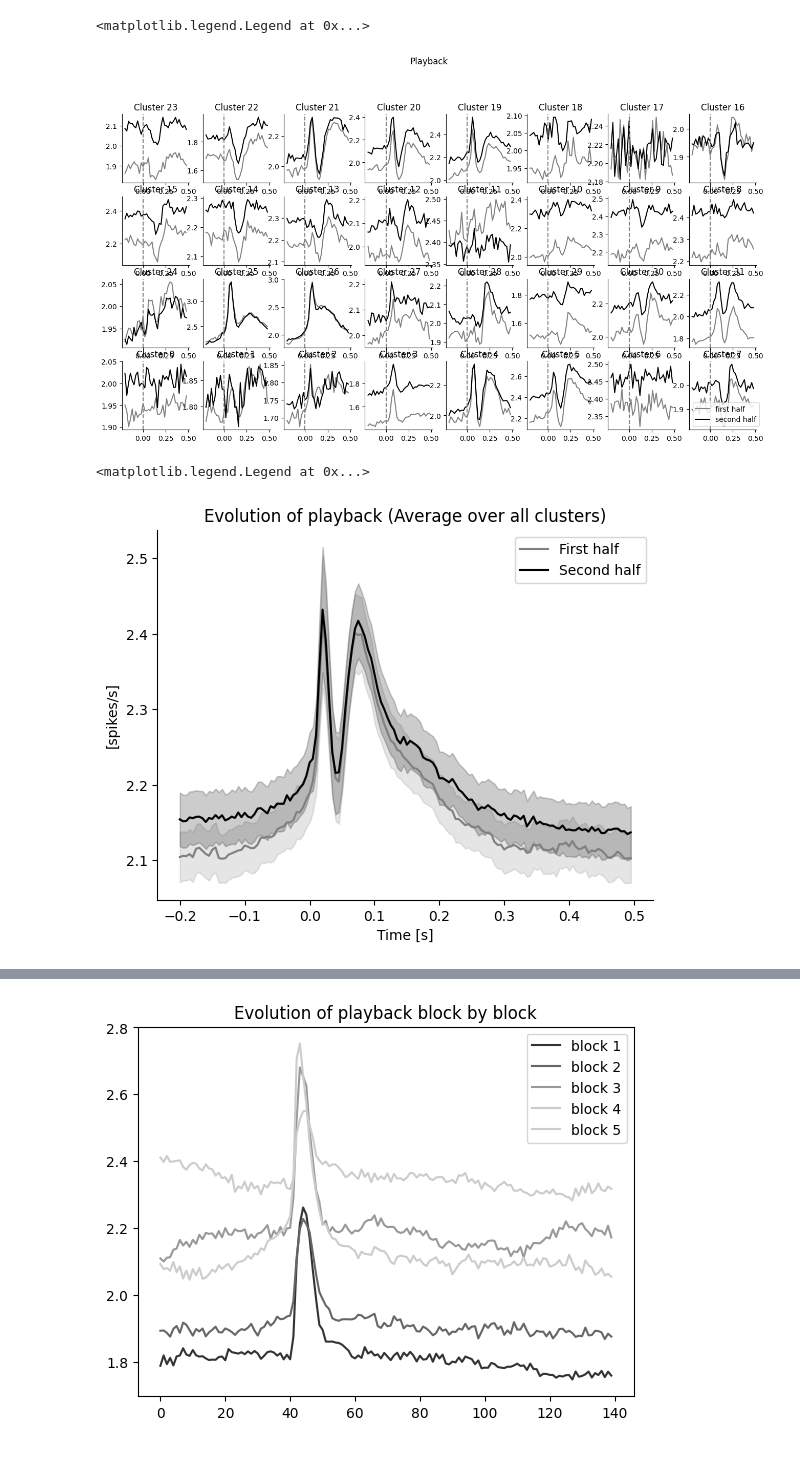
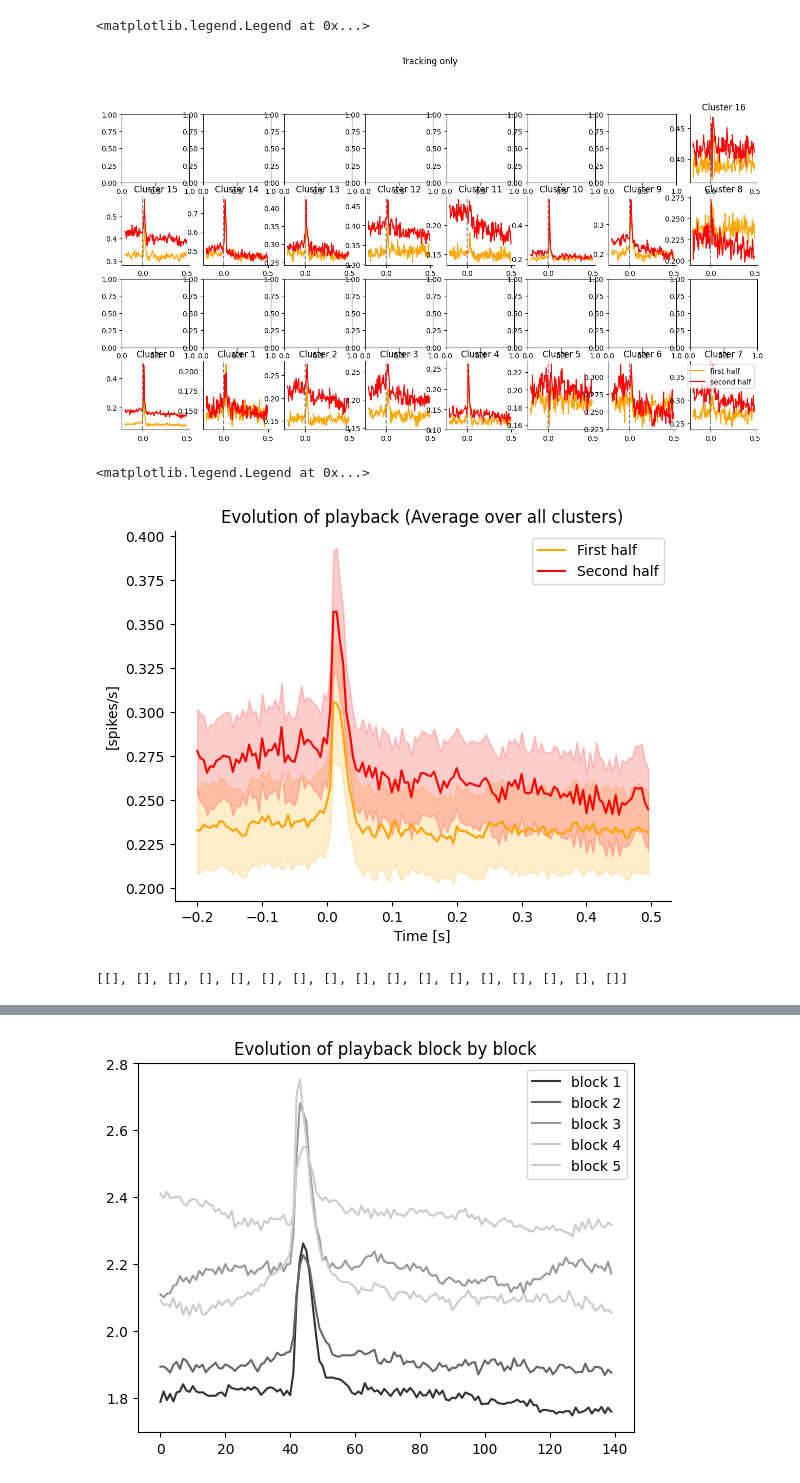
Before and after one commit to felicielevinton/analysebingobike, a Jupyter notebook: analyse_draft.ipynb, the cells around one changed output, grey strips where cells are left out. Cells and saved outputs as stored; diff of their text form; code cells hidden in the pictures.

```diff
--- a/analyse_draft.ipynb
+++ b/analyse_draft.ipynb
@@ -13,12 +13,12 @@ import pickle
 # %%
 t_pre = 0.2#0.2
 t_post = 0.50#0.300
-bin_width = 0.02
+bin_width = 0.005
 # Créer les bins de temps"
 psth_bins = np.arange(-t_pre, t_post, bin_width)
 #gc = np.arange(0, 32)
 # %%
-path = '/auto/data2/eTheremin/OSCYPEK/OSCYPEK/OSCYPEK_20240710_SESSION_00/'
+path = '/auto/data2/eTheremin/ALTAI/ALTAI_20240823_SESSION_01/'
 # %%
 tt_path = path+'headstage_0/tt.pkl'
 with open(tt_path, 'rb') as file:
@@ -30,6 +35,6 @@ print(len(tt['tones']), len(tt['triggers']))
 # %%
-data = np.load(path+'headstage_0/data_0.02.npy', allow_pickle=True)
-features = np.load(path+'headstage_0/features_0.02.npy', allow_pickle=True)
+data = np.load(path+'headstage_0/data_0.005.npy', allow_pickle=True)
+features = np.load(path+'headstage_0/features_0.005.npy', allow_pickle=True)
 #gc = np.load(path+'headstage_0/good_clusters.npy', allow_pickle=True)
 gc = np.arange(0, 32)
 # %%
@@ -46,20 +67,20 @@ second_features = features[m:]
 first_data = np.vstack([elt[:m] for elt in data])
 second_data = np.vstack([elt[m:] for elt in data])
 # %%
-pb_first = get_psth(first_data, first_features, t_pre, t_post, bin_width, gc, 'playback')
-pb_second = get_psth(second_data, second_features, t_pre, t_post, bin_width, gc, 'playback')
+pb_first = get_psth(first_data, first_features, t_pre, t_post, bin_width, gc, 'tail')
+pb_second = get_psth(second_data, second_features, t_pre, t_post, bin_width, gc, 'tail')
 # %%
 # pour plot cluster par cluster16
 fig, axes = plt.subplots(4, 8, figsize=(16, 8))
-fig.suptitle('Playback', y=1.02)
+fig.suptitle('Tracking only', y=1.02)
 plt.subplots_adjust()
 num_plots, num_rows, num_columns = get_better_plot_geometry(gc)
 psth_bins = np.arange(-t_pre, t_post, bin_width)
 for cluster in range(num_plots):
     if cluster < num_plots:
         row, col = get_plot_coords(cluster)
-        axes[row, col].plot(psth_bins, np.nanmean(pb_first[cluster], axis=0), c = 'grey', label = 'first half')
-        axes[row, col].plot(psth_bins, np.nanmean(pb_second[cluster], axis=0), c = 'black', label = 'second half')
+        axes[row, col].plot(psth_bins, np.nanmean(pb_first[cluster], axis=0), c = 'orange', label = 'first half')
+        axes[row, col].plot(psth_bins, np.nanmean(pb_second[cluster], axis=0), c = 'red', label = 'second half')
         axes[row, col].axvline(0, c = 'grey', linestyle='--')
         axes[row, col].set_title(f'Cluster {cluster}')
         axes[row, col].spines['top'].set_visible(False)
@@ -67,7 +88,7 @@ for cluster in range(num_plots):
 plt.legend()
 # %% [output]
 <matplotlib.legend.Legend at 0x...>
-[figure, old version]
+[figure, new version]
 # %%
 
 
@@ -75,41 +96,45 @@ m_first = np.nanmean(pb_first, axis=1)
 first = np.nanmean(m_first, axis=0)
 
 m_second = np.nanmean(pb_second, axis=1)
 second = np.nanmean(m_second, axis=0)
 
 sem_first_part = get_sem(m_first)
 sem_second_part = get_sem(m_second)
 
 # Calculer le test t pour chaque bin
 #t_stat, p_value = stats.ttest_rel(m_first, m_second, axis=0)
 
 # Interprétation globale
 #alpha = 0.05
 #significant_bins = p_value < alpha
 #print(f"Nombre de bins significatifs : {np.sum(significant_bins)}")
 #if np.sum(significant_bins)==140:
 #    print('significative difference')
 #else:
 #    print('no significative difference')
 
 
 
-plt.plot(psth_bins, first, c = 'grey', label = 'First half')
-plt.plot(psth_bins, second, c = 'black',  label = 'Second half')
-plt.fill_between(psth_bins, first - sem_first_part, first + sem_first_part, color='grey', alpha=0.2)
-plt.fill_between(psth_bins, second - sem_second_part, second + sem_second_part, color='black', alpha=0.2)
+plt.plot(psth_bins, first, c = 'orange', label = 'First half')
+plt.plot(psth_bins, second, c = 'red',  label = 'Second half')
+plt.fill_between(psth_bins, first - sem_first_part, first + sem_first_part, color='orange', alpha=0.2)
+plt.fill_between(psth_bins, second - sem_second_part, second + sem_second_part, color='red', alpha=0.2)
 plt.title('Evolution of playback (Average over all clusters)')
 plt.xlabel('Time [s]')
 plt.ylabel('[spikes/s]')
 plt.gca().spines['top'].set_visible(False)
 plt.gca().spines['right'].set_visible(False)
 plt.legend()
 # %% [output]
 <matplotlib.legend.Legend at 0x...>
-[figure, old version]
+[figure, new version]
 # %%
 
 tail = get_psth(data, features, t_pre, t_post, bin_width, gc, 'tail')
 tracking = get_psth(data, features, t_pre, t_post, bin_width, gc, 'tracking')
 #mc = get_psth(data, features, t_pre, t_post, bin_width, gc, 'mapping change')
 playback = get_psth(data, features, t_pre, t_post, bin_width, gc, 'playback')
+# %%
+playback
+# %% [output]
+[[], [], [], [], [], [], [], [], [], [], [], [], [], [], [], [], []]
```
Also changed, not shown: parts of 9 cells of this notebook, 2 other files.
